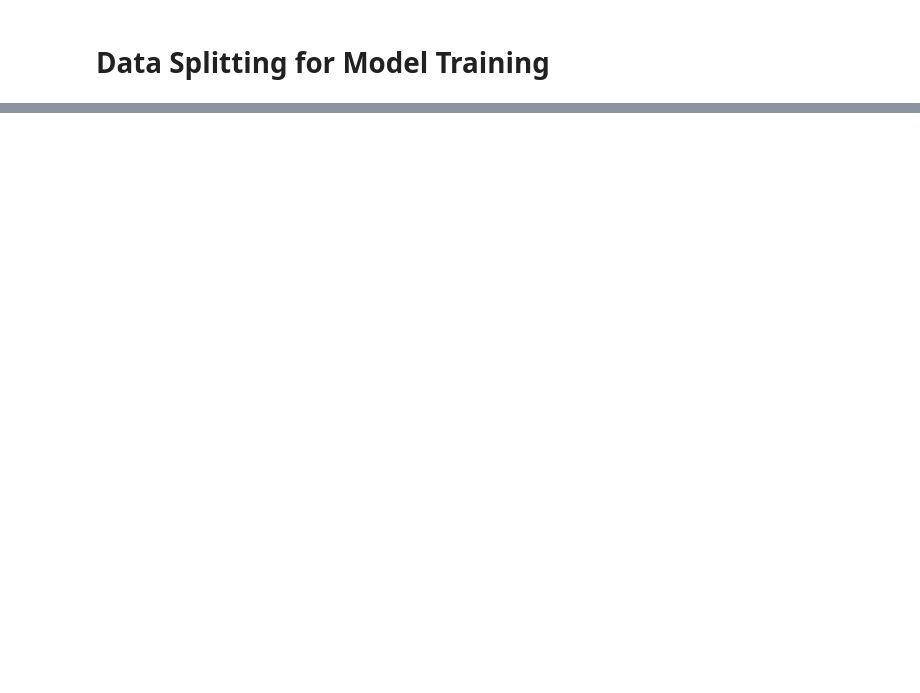
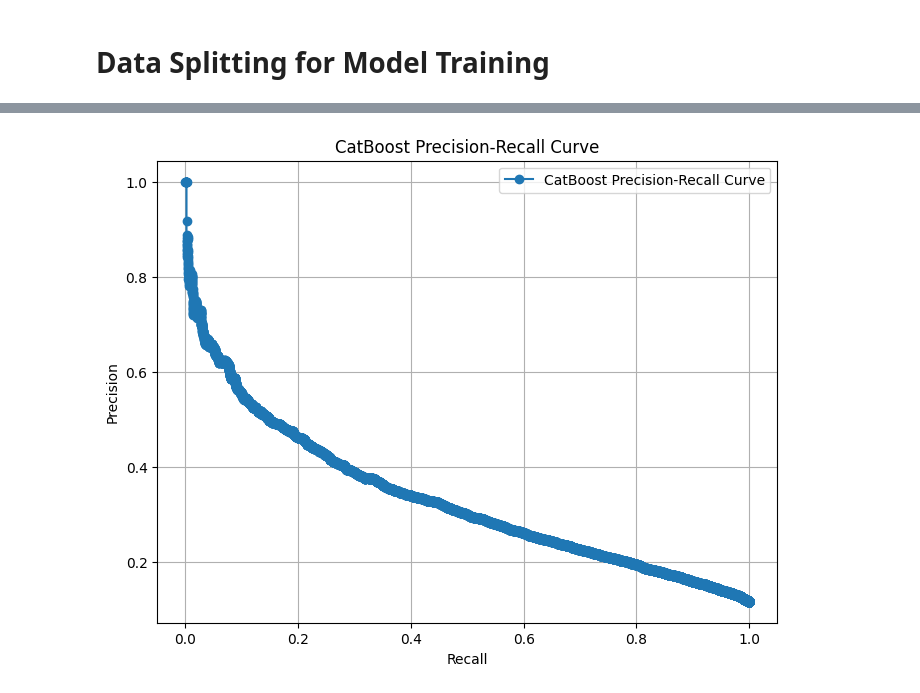
Before and after one commit to it21813702/ML_Assignment_1, a Jupyter notebook: ML_Assignment_p2.ipynb, the cells around one changed output, grey strips where cells are left out. Saved outputs shown, nothing was run; the diff lists cells and outputs as text; code cells hidden in the pictures; blank space fills up the shorter version.

```diff
--- a/ML_Assignment_p2.ipynb
+++ b/ML_Assignment_p2.ipynb
@@ -607,0 +880,20 @@ for col in categorical_cols:
+# %%
+# Precision- Recall
+
+from sklearn.metrics import precision_recall_curve
+
+
+# Calculate precision and recall values for various thresholds.
+precision_vals_cat, recall_vals_cat, _ = precision_recall_curve(y_test, y_proba_cat)
+
+
+plt.figure(figsize=(8, 6))
+plt.plot(recall_vals_cat, precision_vals_cat, marker='o', label='CatBoost Precision-Recall Curve')
+plt.xlabel('Recall')
+plt.ylabel('Precision')
+plt.title('CatBoost Precision-Recall Curve')
+plt.legend()
+plt.grid(True)
+plt.show()
+# %% [output]
+[figure, added]
```
Also changed, not shown: parts of 22 cells of this notebook.
